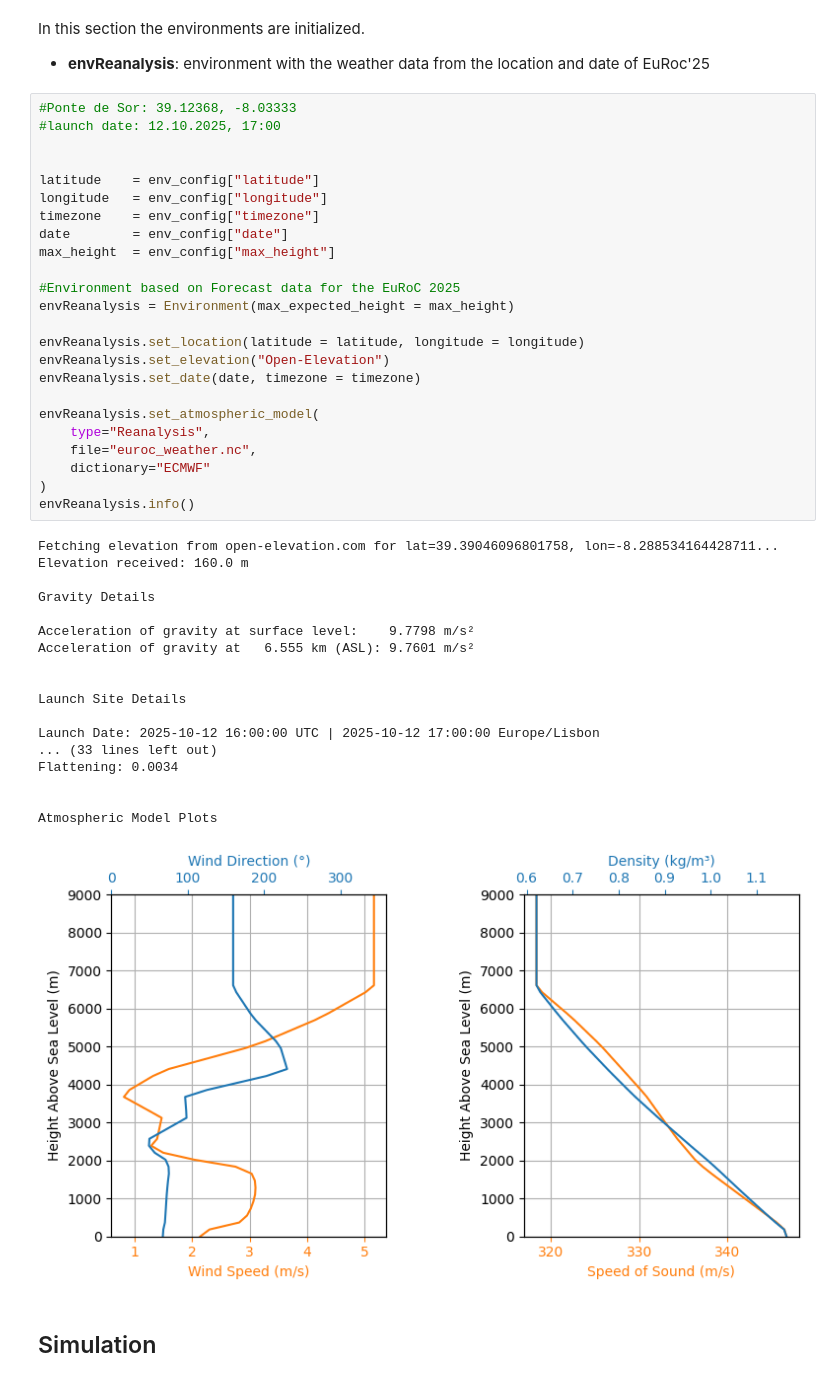
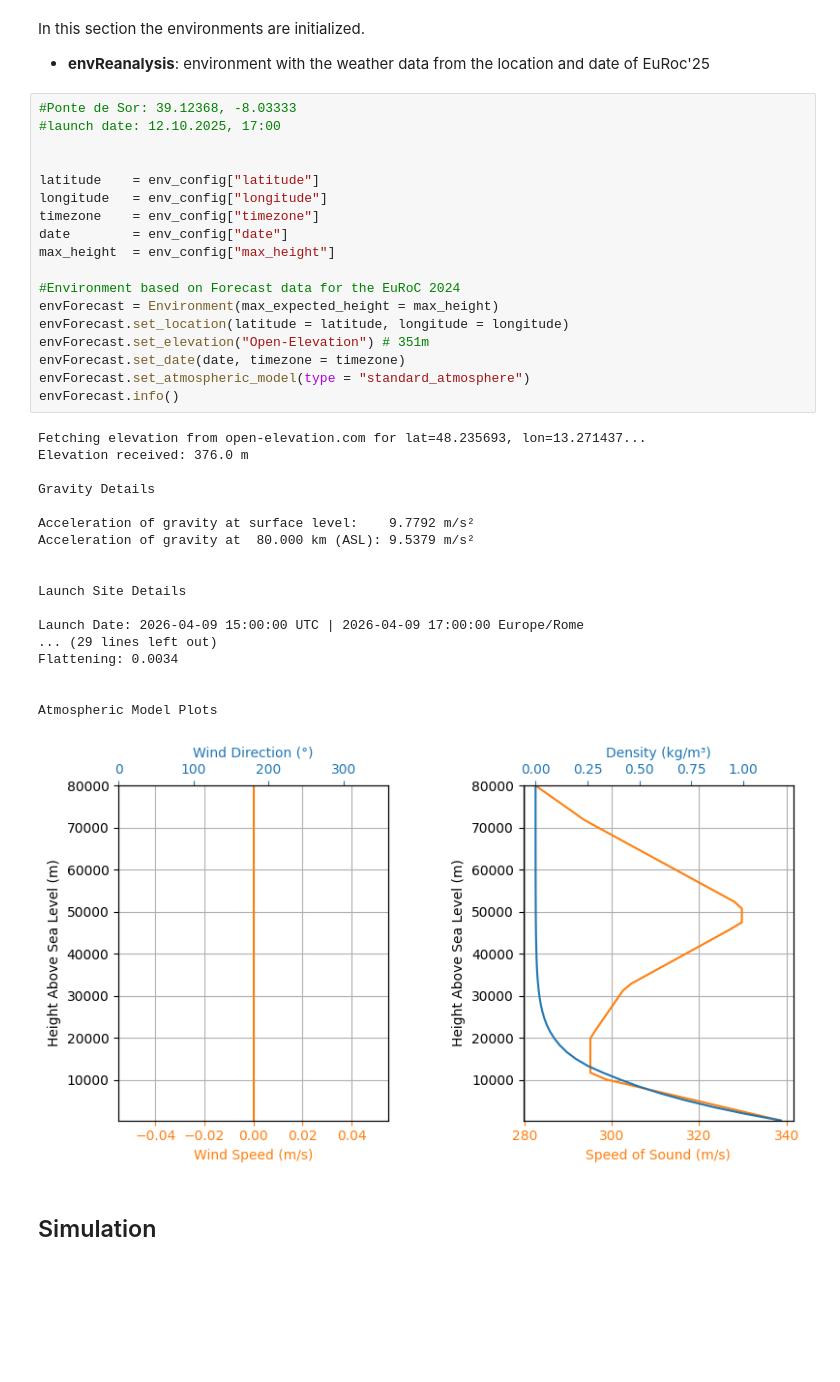
Before and after one commit to SpaceTeam/Lamarr_Flight_Simulation_RocketPy, a Jupyter notebook: Team26_RocketPy_v1_0_0.ipynb, the cells around one changed output. Saved outputs shown, nothing was run; the diff lists cells and outputs as text; blank space fills up the shorter version.

```diff
--- a/Team26_RocketPy_v1_0_0.ipynb
+++ b/Team26_RocketPy_v1_0_0.ipynb
@@ -138,46 +125,40 @@ In this section the environments are initialized.
 # %%
 #Ponte de Sor: 39.12368, -8.03333
 #launch date: 12.10.2025, 17:00
 
 
 latitude    = env_config["latitude"]
 longitude   = env_config["longitude"]
 timezone    = env_config["timezone"]
 date        = env_config["date"]
 max_height  = env_config["max_height"]
 
-#Environment based on Forecast data for the EuRoC 2025
-envReanalysis = Environment(max_expected_height = max_height)
-
-envReanalysis.set_location(latitude = latitude, longitude = longitude)
-envReanalysis.set_elevation("Open-Elevation")
-envReanalysis.set_date(date, timezone = timezone)
-
-envReanalysis.set_atmospheric_model(
-    type="Reanalysis",
-    file="euroc_weather.nc",
-    dictionary="ECMWF"
-)
-envReanalysis.info()
+#Environment based on Forecast data for the EuRoC 2024
+envForecast = Environment(max_expected_height = max_height)
+envForecast.set_location(latitude = latitude, longitude = longitude)
+envForecast.set_elevation("Open-Elevation") # 351m
+envForecast.set_date(date, timezone = timezone)
+envForecast.set_atmospheric_model(type = "standard_atmosphere")
+envForecast.info()
 # %% [output]
-Fetching elevation from open-elevation.com for lat=39.39046096801758, lon=-8.288534164428711...
-Elevation received: 160.0 m
+Fetching elevation from open-elevation.com for lat=48.235693, lon=13.271437...
+Elevation received: 376.0 m
 
 Gravity Details
 
-Acceleration of gravity at surface level:    9.7798 m/s²
-Acceleration of gravity at   6.555 km (ASL): 9.7601 m/s²
+Acceleration of gravity at surface level:    9.7792 m/s²
+Acceleration of gravity at  80.000 km (ASL): 9.5379 m/s²
 
 
 Launch Site Details
 
-Launch Date: 2025-10-12 16:00:00 UTC | 2025-10-12 17:00:00 Europe/Lisbon
-... (33 lines left out)
+Launch Date: 2026-04-09 15:00:00 UTC | 2026-04-09 17:00:00 Europe/Rome
+... (29 lines left out)
 Flattening: 0.0034
 
 
 Atmospheric Model Plots
-[figure, old version]
+[figure, new version]
 # %% [markdown]
 ## Simulation
 # %% [markdown]
```
Also changed, not shown: parts of 10 cells of this notebook, 2 other files.
